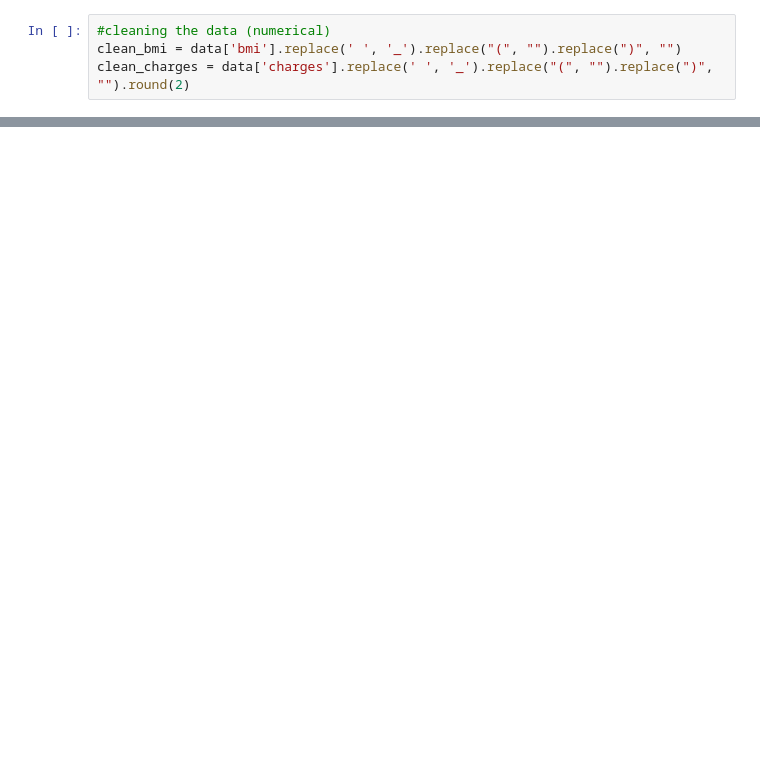
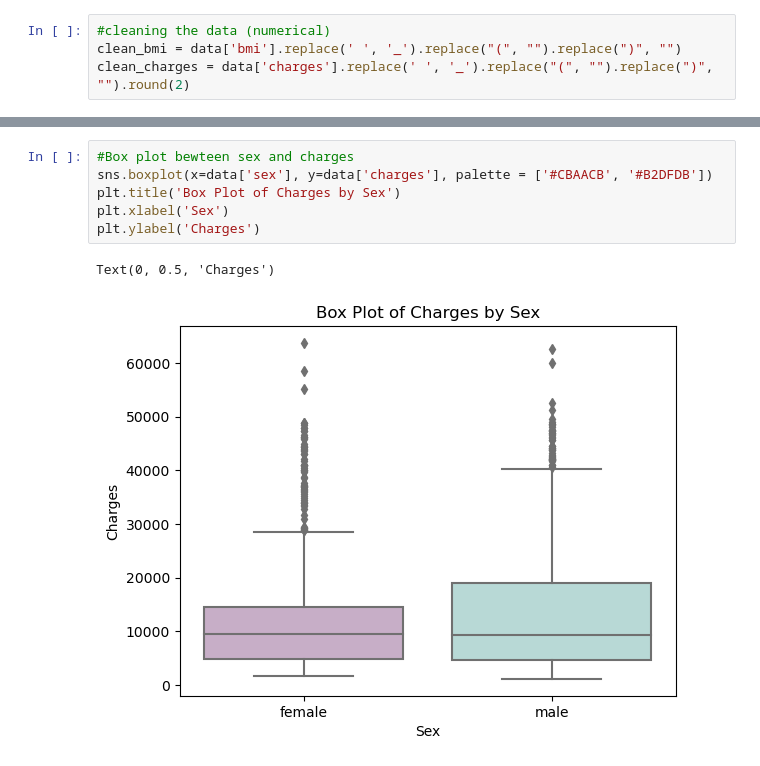
Before and after one commit to TanujaG2226/Summer-Project, a Jupyter notebook: initial-data-processing.ipynb, the cells around one changed output, grey strips where cells are left out. Drawn from its saved outputs; the diff is of its cells as text; blank space fills up the shorter version.

```diff
--- a/initial-data-processing.ipynb
+++ b/initial-data-processing.ipynb
@@ -54,0 +64,9 @@ Things to explore: age and cost, sex and cost, age and sex, region and cost, smo
+# %%
+#Box plot bewteen sex and charges
+sns.boxplot(x=data['sex'], y=data['charges'], palette = ['#CBAACB', '#B2DFDB'])
+plt.title('Box Plot of Charges by Sex')
+plt.xlabel('Sex')
+plt.ylabel('Charges')
+# %% [output]
+Text(0, 0.5, 'Charges')
+[figure, added]
```
Also changed, not shown: parts of 8 cells of this notebook.
